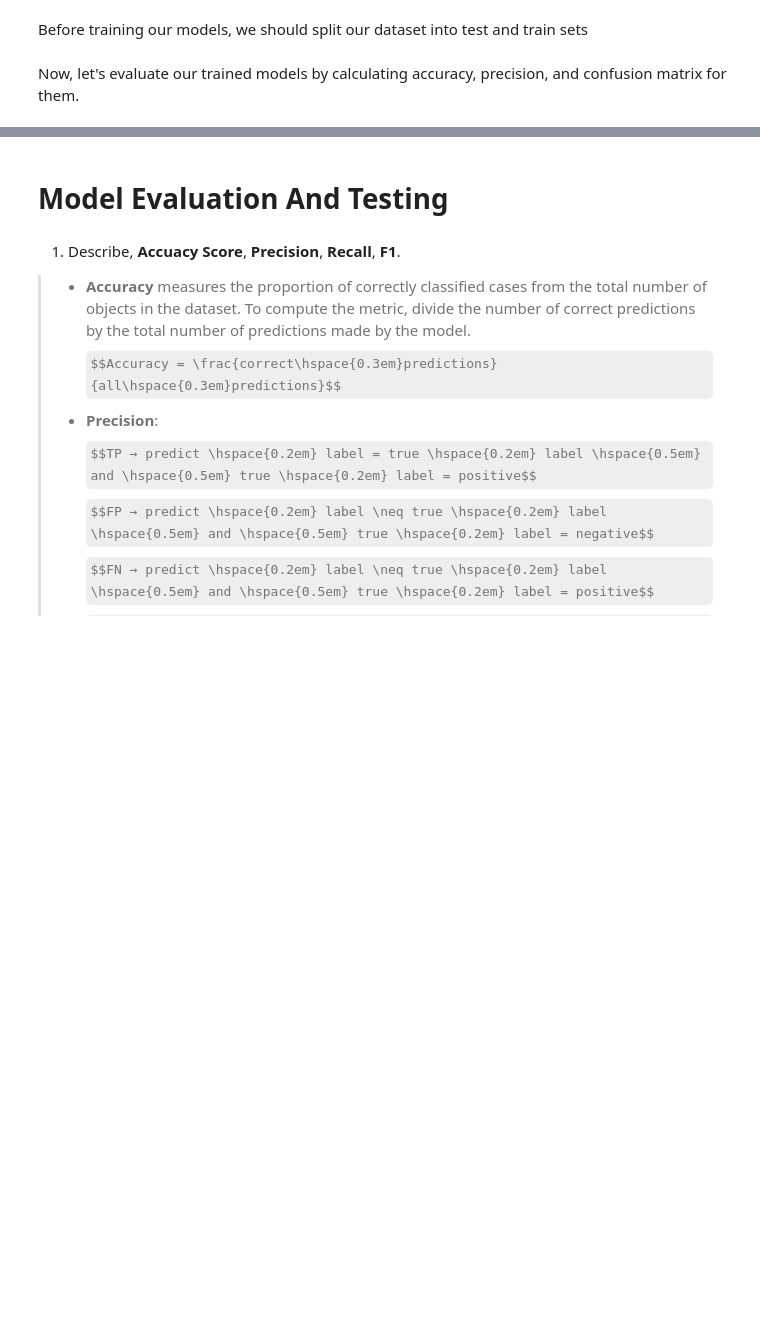
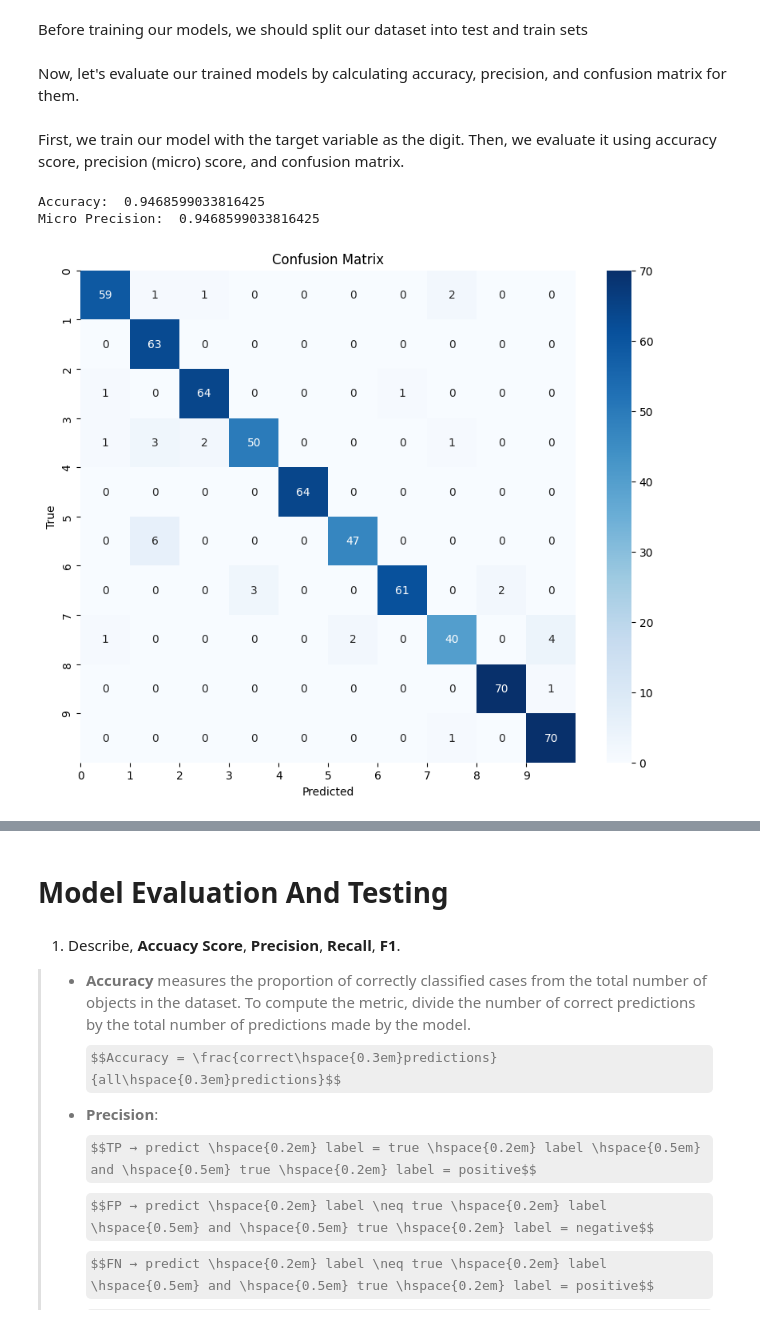
Before and after one commit to ArshiAbolghasemi/AI-UT, a Jupyter notebook: hidden-markov-models/speech_recognition.ipynb, the cells around one changed output, grey strips where cells are left out. Cells and saved outputs as stored; diff of their text form; code cells hidden in the pictures; some formulas as TeX source; blank space fills up the shorter version.

```diff
--- a/hidden-markov-models/speech_recognition.ipynb
+++ b/hidden-markov-models/speech_recognition.ipynb
@@ -325 +374,12 @@ def evaluate_model_digits(trained_models: Dict[Union[int, str], hmm.GaussianHMM]
+# %% [markdown]
+First, we train our model with the target variable as the digit. Then, we evaluate it using accuracy score, precision (micro) score, and confusion matrix.
+# %%
+X_train, X_test, Y_test = split_test_train_data(mfcc_features_group_by_digit)
+digit_target_var_trained_models = train_hmms(mfcc_features_group_by_digit)
+evaluate_model(digit_target_var_trained_models, X_test, Y_test,
+                      list(set(digits)))
+# %% [output]
+Accuracy:  0.9468599033816425
+Micro Precision:  0.9468599033816425
+[figure, added]
 # %% [markdown]
```
Also changed, not shown: parts of 11 cells of this notebook.
